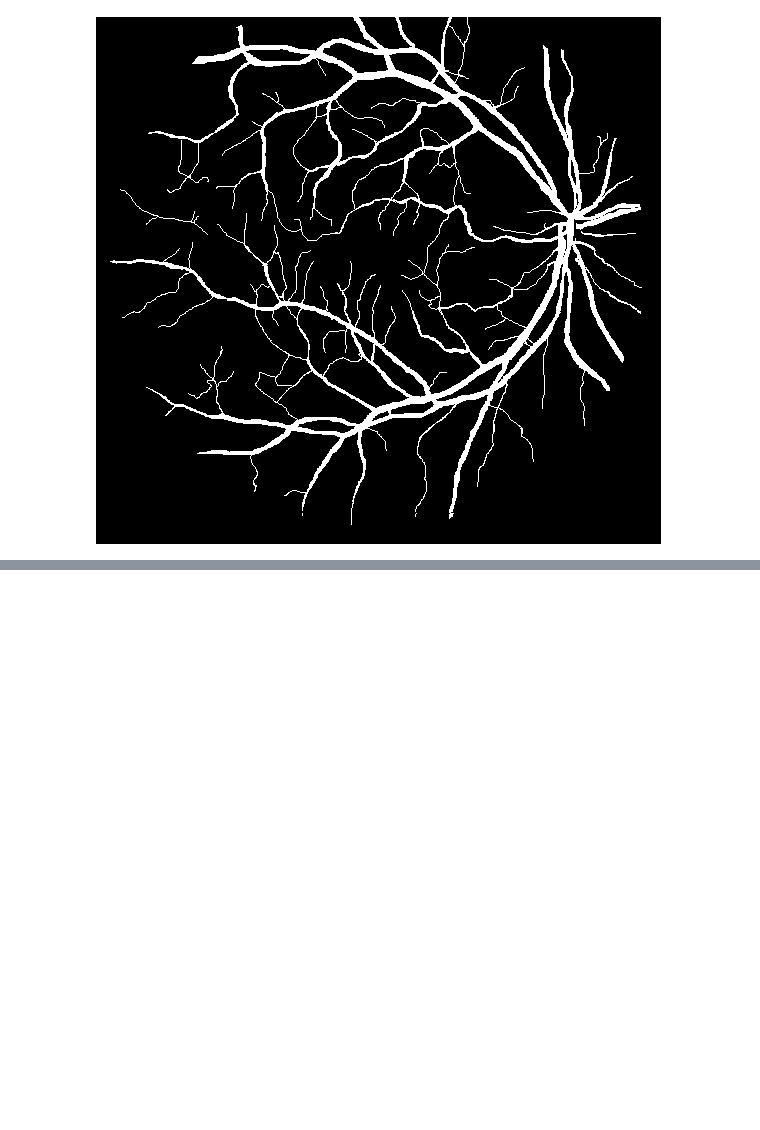
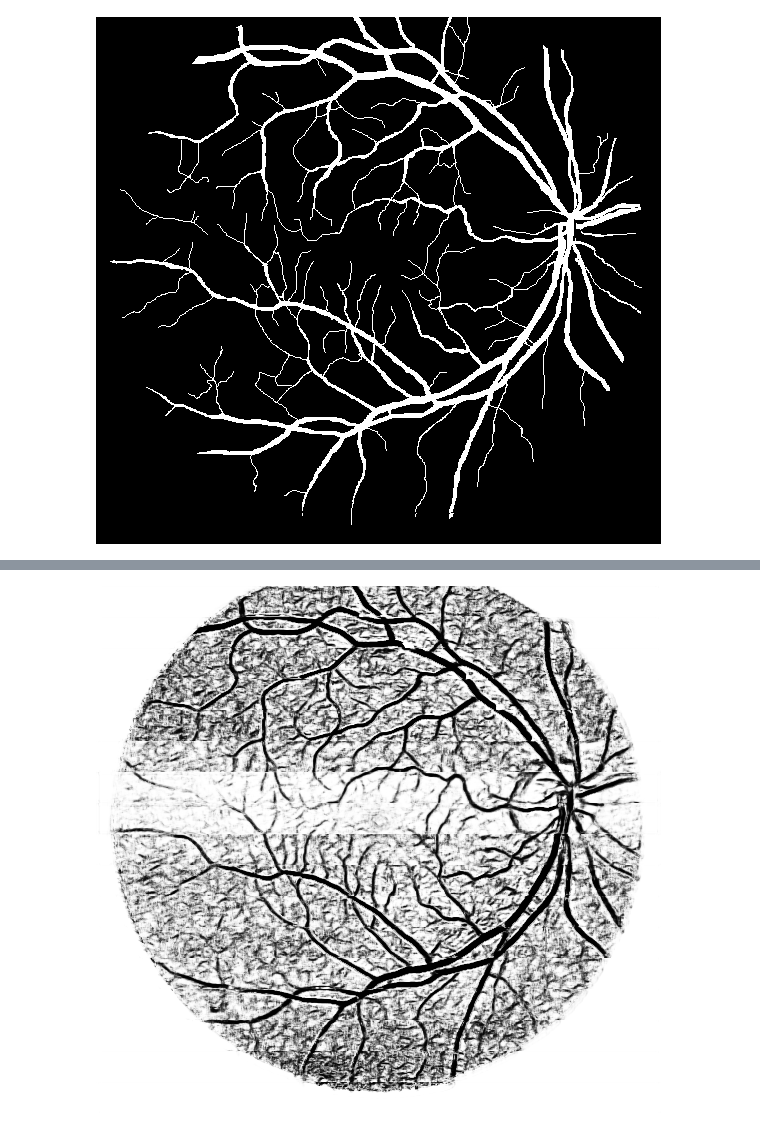
Before and after one commit to sraashis/deepdyn, a Jupyter notebook: notebook/HYBRIDNET_PyTORCH.ipynb, the cells around one changed output, grey strips where cells are left out. Drawn from its saved outputs; the diff is of its cells as text; code cells hidden in the pictures; blank space fills up the shorter version.

```diff
--- a/notebook/HYBRIDNET_PyTORCH.ipynb
+++ b/notebook/HYBRIDNET_PyTORCH.ipynb
@@ -275,3 +291,9 @@ scores.shape
+# %%
+k = scores[:,1,:,:]
+i = np.array(np.exp(k).reshape(-1, 565)*255, dtype=np.uint8)
+IMG.fromarray(255-i)
+# %% [output]
+[figure, added]
 # %%
 # params = {'sk_threshold': 150,
 #           'alpha': 7.0,
```
Also changed, not shown: parts of 26 cells of this notebook, 2 other files.
